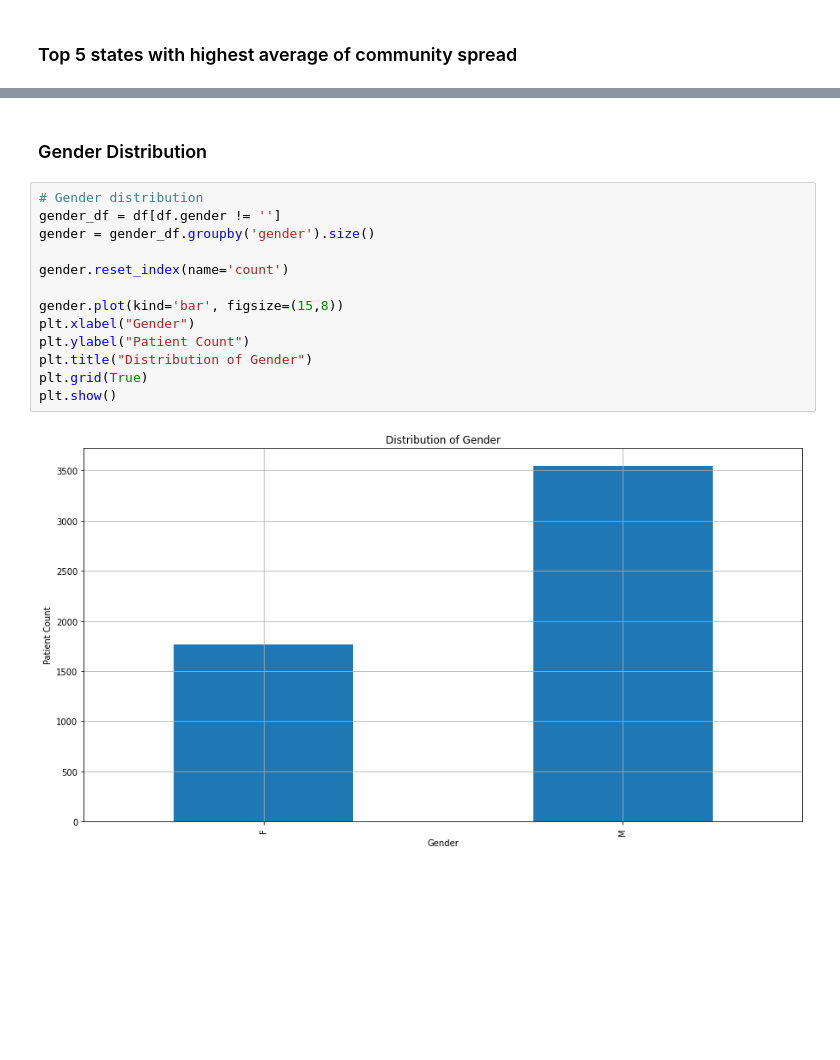
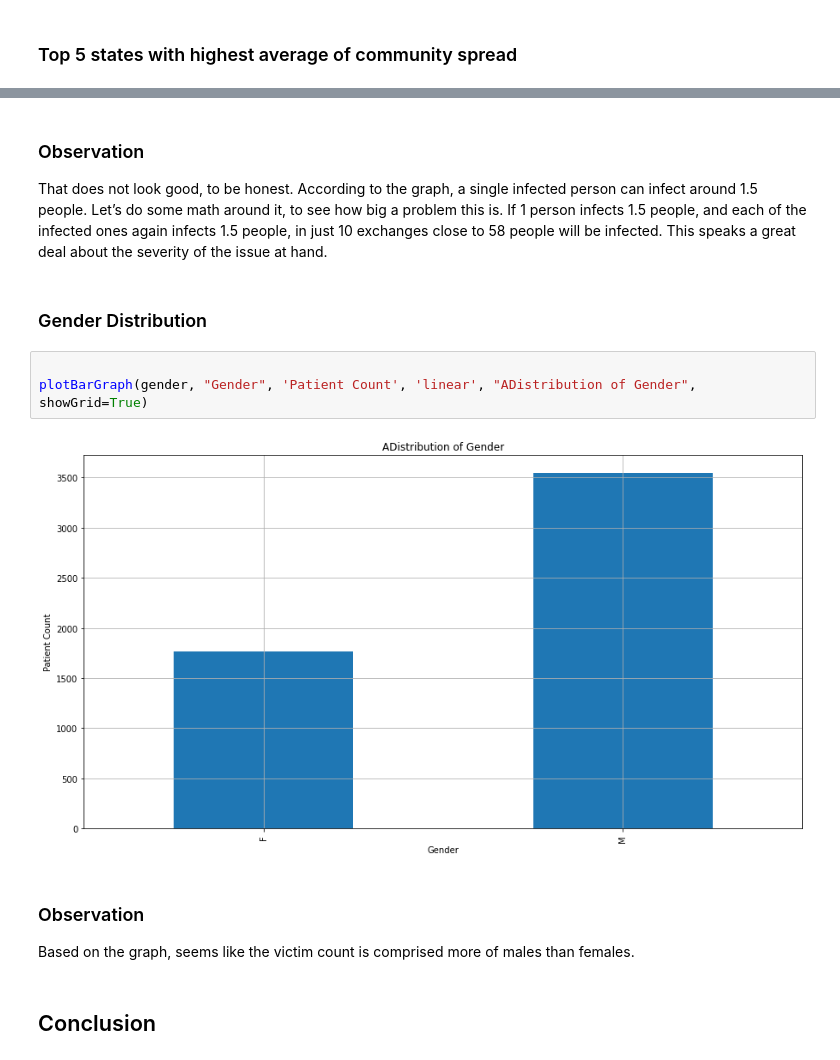
Before and after one commit to prakharrke/covid19India, a Jupyter notebook: covid.ipynb, the cells around one changed output, grey strips where cells are left out. Drawn from its saved outputs; the diff is of its cells as text; blank space fills up the shorter version.

```diff
--- a/covid.ipynb
+++ b/covid.ipynb
@@ -147,17 +229,18 @@ plt.show()
+# %% [markdown]
+### Observation
+That does not look good, to be honest. According to the graph, a single infected person can infect around 1.5 people. Let’s do some math around it, to see how big a problem this is.
+If 1 person infects 1.5 people, and each of the infected ones again infects 1.5 people, in just 10 exchanges close to 58 people will be infected. This speaks a great deal about the severity of the issue at hand.
 # %% [markdown]
 ### Gender Distribution
-# %%
-# Gender distribution
-gender_df = df[df.gender != '']
-gender = gender_df.groupby('gender').size()
-
-gender.reset_index(name='count')
-
-gender.plot(kind='bar', figsize=(15,8))
-plt.xlabel("Gender")
-plt.ylabel("Patient Count")
-plt.title("Distribution of Gender")
-plt.grid(True)
-plt.show()
-# %% [output]
-[figure, removed]
+# %%
+
+plotBarGraph(gender, "Gender", 'Patient Count', 'linear', "ADistribution of Gender", showGrid=True)
+# %% [output]
+[figure, added]
+# %% [markdown]
+### Observation
+
+Based on the graph, seems like the victim count is comprised more of males than females.
+# %% [markdown]
+
+## Conclusion
```
Also changed, not shown: parts of 27 cells of this notebook.
